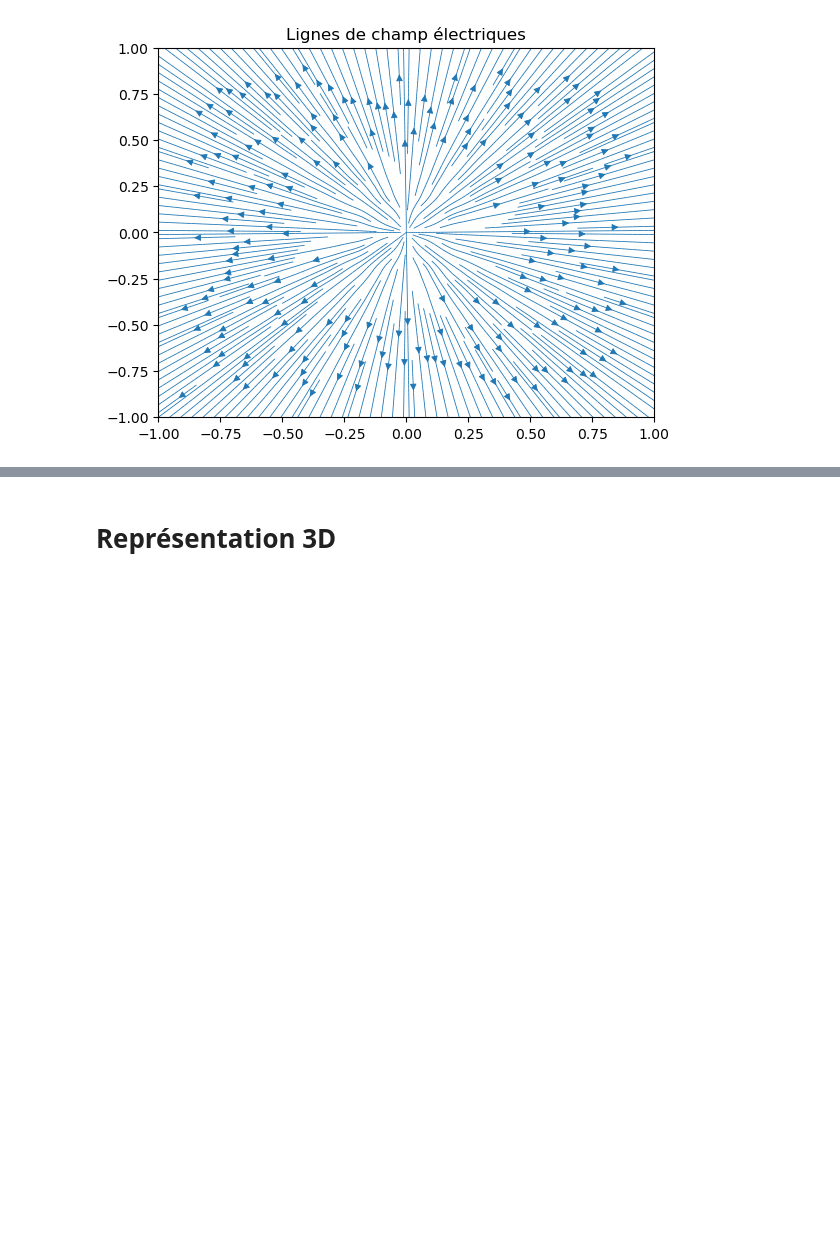
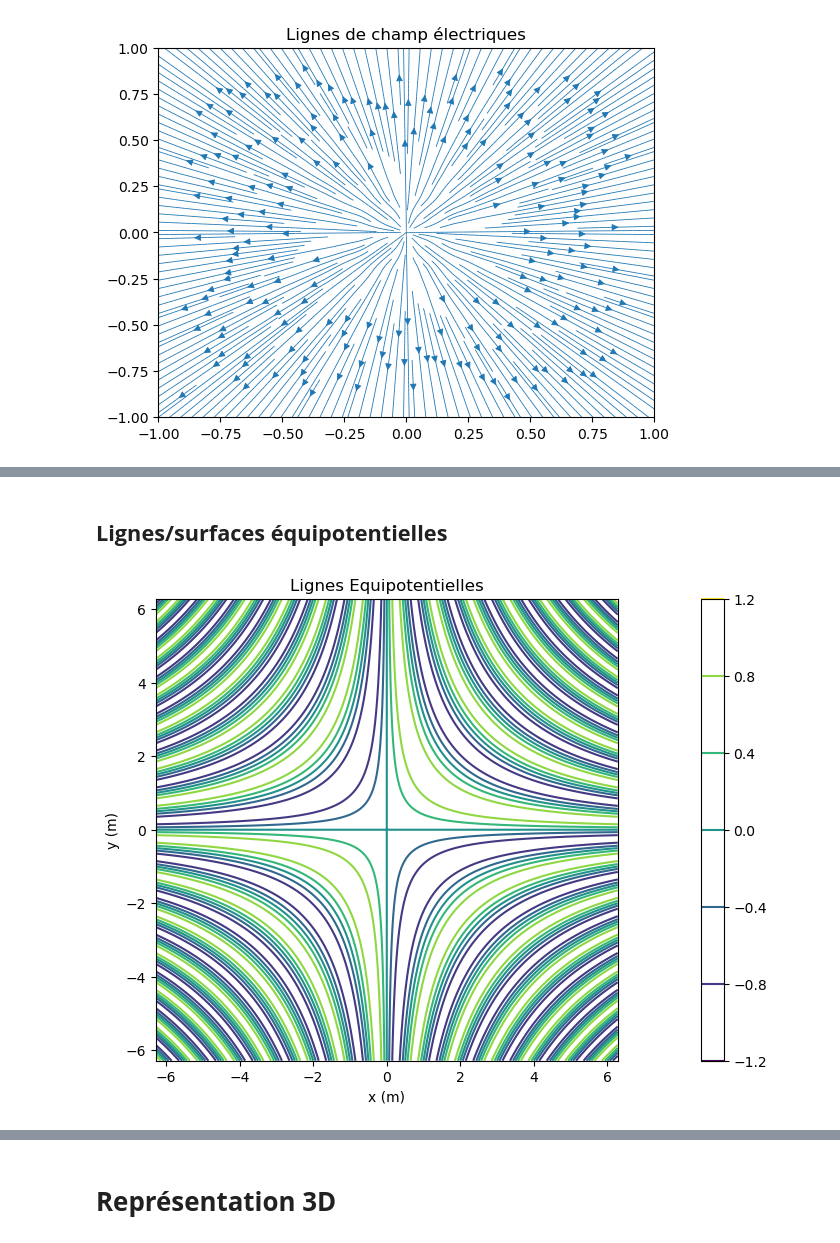
Before and after one commit to Brice-KENGNI-ZANGUIM/Python-pour-les-Mathematiques, a Jupyter notebook: Visualiser un champ de vecteurs.ipynb, the cells around one changed output, grey strips where cells are left out. Saved outputs shown, nothing was run; the diff lists cells and outputs as text; code cells hidden in the pictures; blank space fills up the shorter version.

```diff
--- a/Visualiser un champ de vecteurs.ipynb
+++ b/Visualiser un champ de vecteurs.ipynb
@@ -177,0 +179,26 @@ plt.show()
+# %%
+def V ( n):
+    x = y = np.linspace(-2*np.pi , 2*np.pi , n)
+    x , y = np.meshgrid(x , y)
+    return x , y , np.sin(x*y)
+
+def E ( n ) :
+    x = y = np.linspace(0 , 2*np.pi , n)
+    x , y = np.meshgrid(x , y)
+    return x , y , -y*np.cos(x*y) , -x*np.cos(x*y)
+# %% [markdown]
+<h2>  <strong>  Lignes/surfaces équipotentielles
+# %%
+plt.figure( figsize = (9,6))
+
+plt.contour(  *V(500) , 4)
+plt.colorbar()
+plt.axis("scaled")
+plt.xlabel("x (m)")
+plt.ylabel("y (m)")
+
+plt.title("Lignes Equipotentielles")
+
+plt.show()
+# %% [output]
+[figure, added]
```
Also changed, not shown: parts of 6 cells of this notebook.
